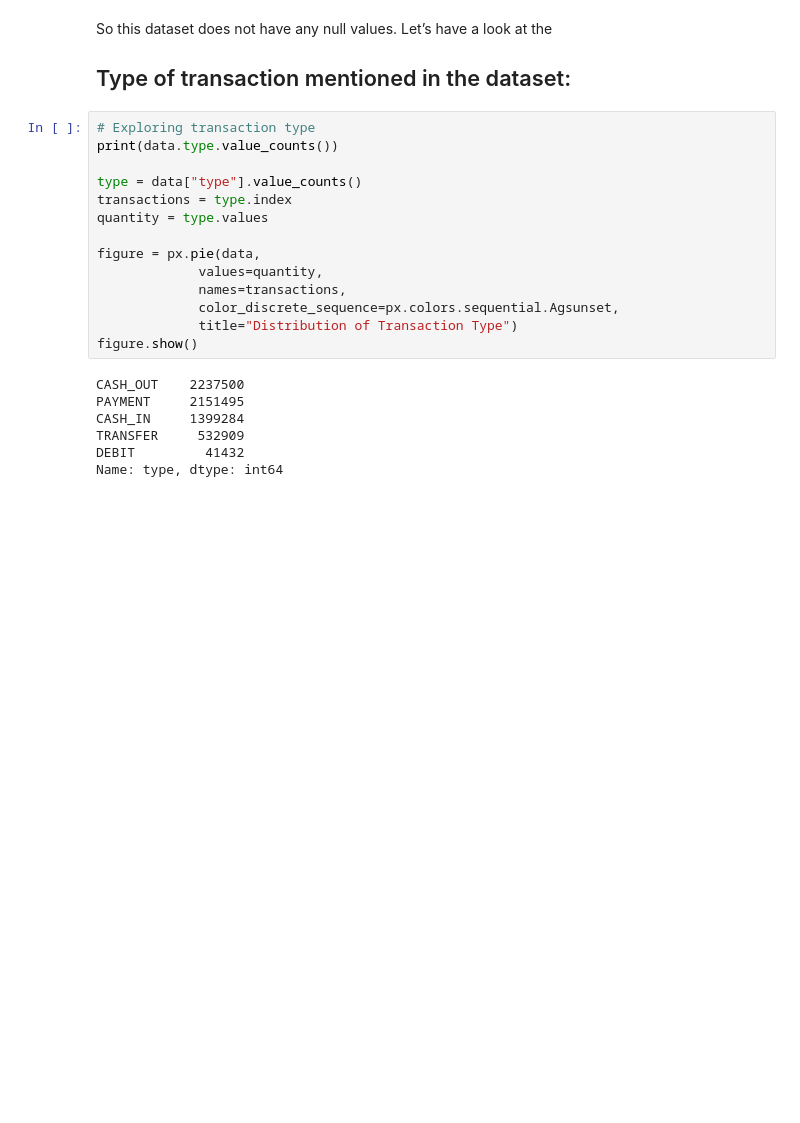
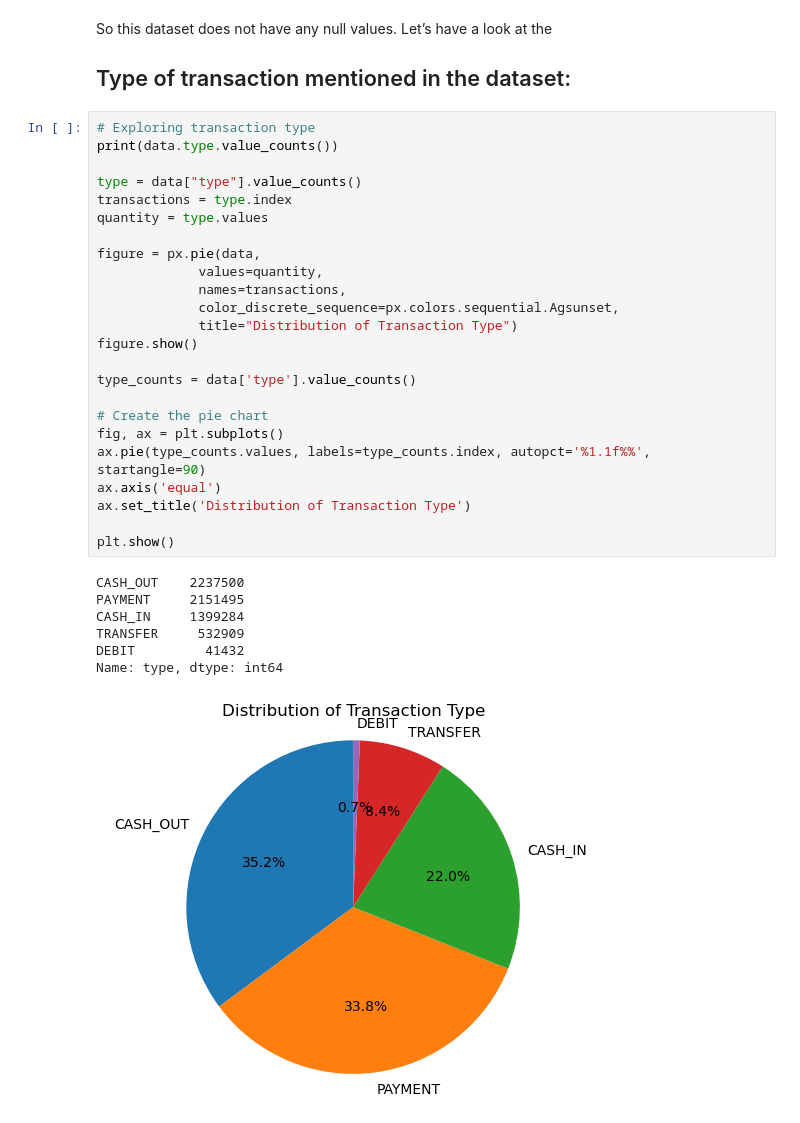
Before and after one commit to GaurabKundu1/Online-Payments-Fraud-Detection, a Jupyter notebook: payment_fraud_detection.ipynb, the cells around one changed output. Drawn from its saved outputs; the diff is of its cells as text; blank space fills up the shorter version.

```diff
--- a/payment_fraud_detection.ipynb
+++ b/payment_fraud_detection.ipynb
@@ -116,21 +117,32 @@ So this dataset does not have any null values. Let’s have a look at the
 # %%
 # Exploring transaction type
 print(data.type.value_counts())
 
 type = data["type"].value_counts()
 transactions = type.index
 quantity = type.values
 
 figure = px.pie(data,
              values=quantity,
              names=transactions,
              color_discrete_sequence=px.colors.sequential.Agsunset,
              title="Distribution of Transaction Type")
 figure.show()
+
+type_counts = data['type'].value_counts()
+
+# Create the pie chart
+fig, ax = plt.subplots()
+ax.pie(type_counts.values, labels=type_counts.index, autopct='%1.1f%%', startangle=90)
+ax.axis('equal')
+ax.set_title('Distribution of Transaction Type')
+
+plt.show()
 # %% [output]
 CASH_OUT    2237500
 PAYMENT     2151495
 CASH_IN     1399284
 TRANSFER     532909
 DEBIT         41432
 Name: type, dtype: int64
+[figure, added]
```
Also changed, not shown: parts of 1 cell of this notebook.
